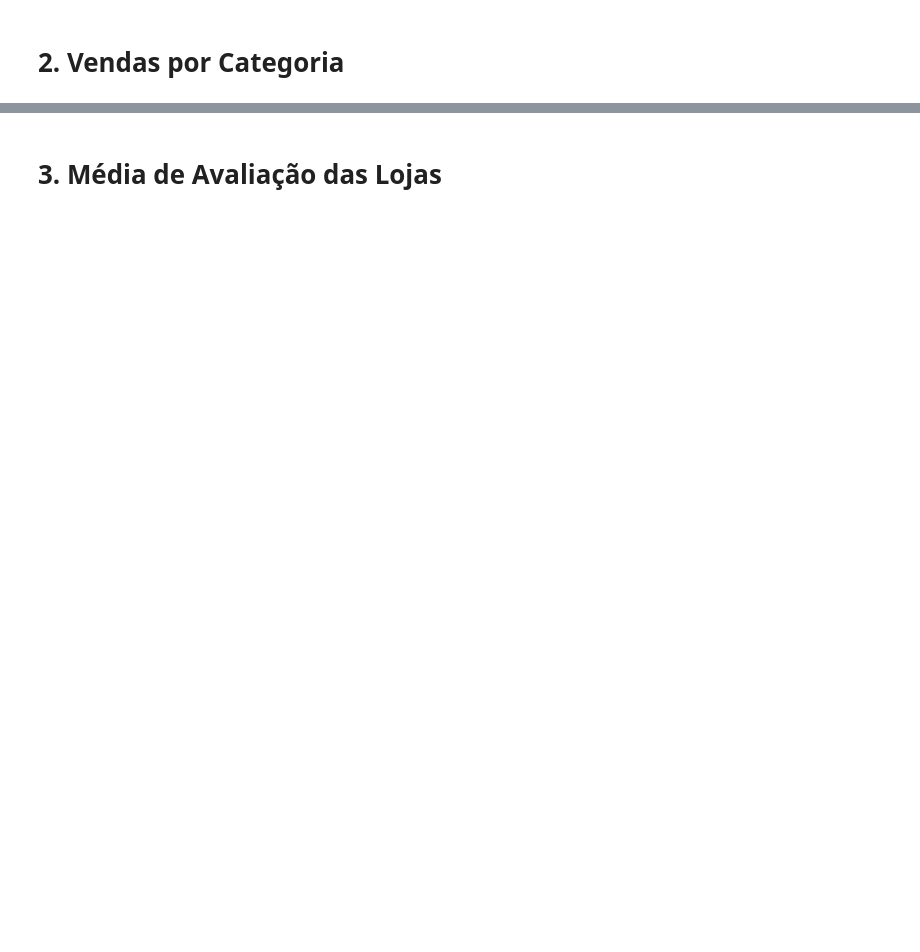
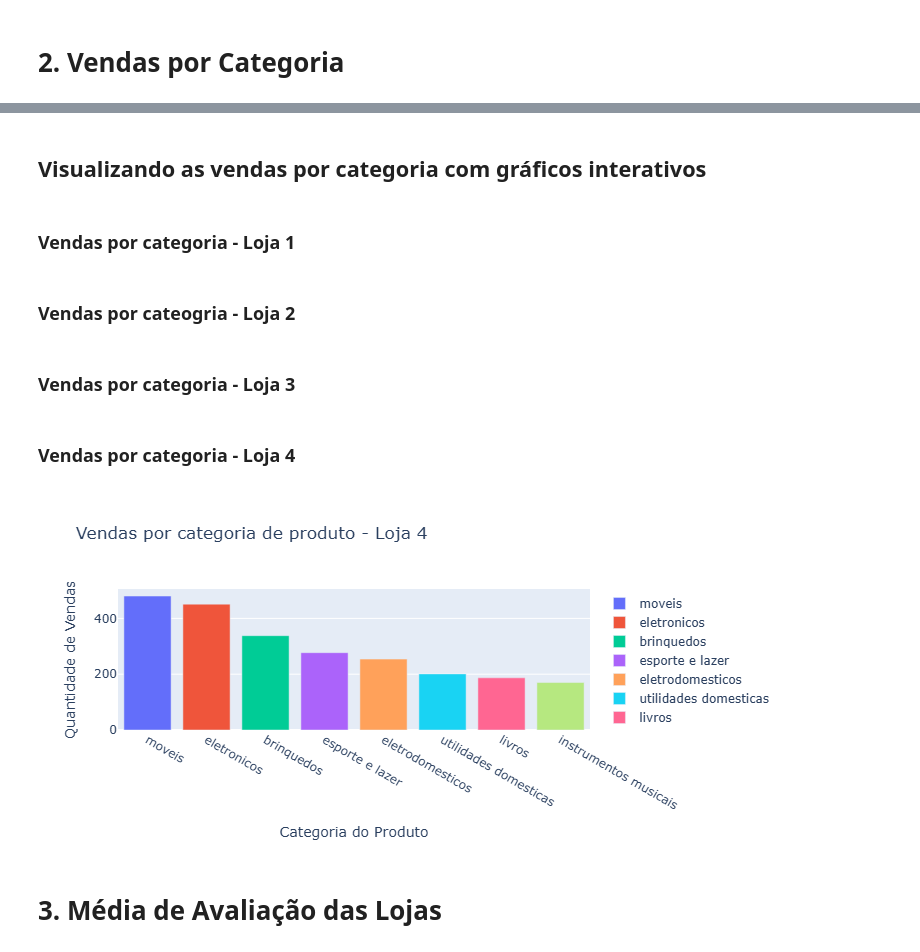
Before and after one commit to louuispy/Challenge-Alura-Store-BR, a Jupyter notebook: AluraStoreBrasil.ipynb, the cells around one changed output, grey strips where cells are left out. Cells and saved outputs as stored; diff of their text form; code cells hidden in the pictures; blank space fills up the shorter version.

```diff
--- a/AluraStoreBrasil.ipynb
+++ b/AluraStoreBrasil.ipynb
@@ -27,0 +193,5 @@ loja.head()
+# %%
+vendas_categoria_loja1 = loja['Categoria do Produto'].value_counts().sort_values(ascending=False).reset_index()
+vendas_categoria_loja2 = loja2['Categoria do Produto'].value_counts().sort_values(ascending=False).reset_index()
+vendas_categoria_loja3 = loja3['Categoria do Produto'].value_counts().sort_values(ascending=False).reset_index()
+vendas_categoria_loja4 = loja4['Categoria do Produto'].value_counts().sort_values(ascending=False).reset_index()
@@ -27,0 +216,5 @@ loja.head()
+# %%
+vendas_categoria_loja1.rename({'count': 'Quantidade de vendas'}, inplace=True, axis=1)
+vendas_categoria_loja2.rename({'count': 'Quantidade de vendas'}, inplace=True, axis=1)
+vendas_categoria_loja3.rename({'count': 'Quantidade de vendas'}, inplace=True, axis=1)
+vendas_categoria_loja4.rename({'count': 'Quantidade de vendas'}, inplace=True, axis=1)
@@ -27,0 +269,4 @@ loja.head()
+# %% [markdown]
+## Visualizando as vendas por categoria com gráficos interativos
+# %% [markdown]
+### Vendas por categoria - Loja 1
@@ -27,0 +284,2 @@ loja.head()
+# %% [markdown]
+### Vendas por cateogria - Loja 2
@@ -27,0 +297,2 @@ loja.head()
+# %% [markdown]
+### Vendas por categoria - Loja 3
@@ -28,2 +310,17 @@ loja.head()
+# %% [markdown]
+### Vendas por categoria - Loja 4
+# %%
+fig = px.bar(vendas_categoria_loja4,
+             x='Categoria do Produto',
+             y='Quantidade de vendas',
+             color='Categoria do Produto',
+             title='Vendas por categoria de produto - Loja 4')
+
+fig.update_layout(legend_title_text='')
+fig.update_yaxes(title_text='Quantidade de Vendas')
+
+fig.show()
+# %% [output]
+[figure, added]
 # %% [markdown]
 # 3. Média de Avaliação das Lojas
```
Also changed, not shown: parts of 41 cells of this notebook.
